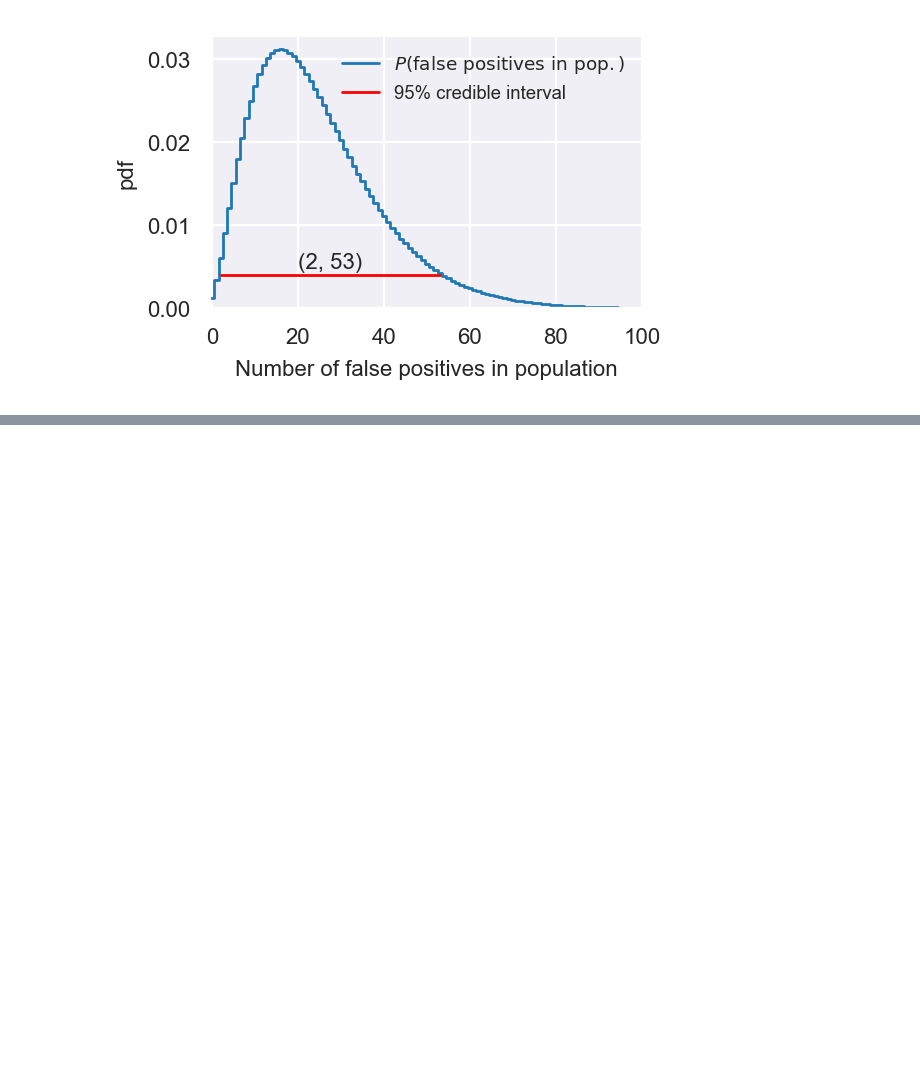
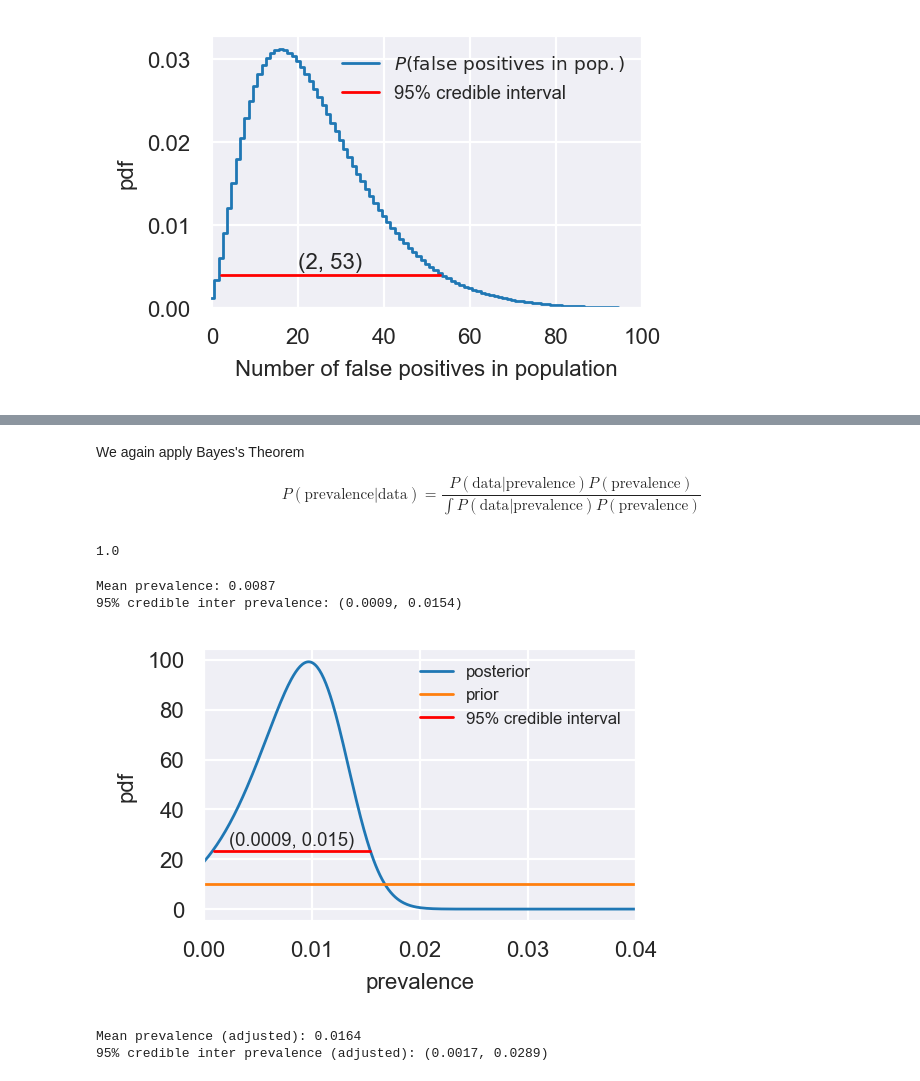
Before and after one commit to emarti/bendavid-seroprevalence-reanalysis, a Jupyter notebook: seroprevalence_expected_false_positives.ipynb, the cells around one changed output, grey strips where cells are left out. Cells and saved outputs as stored; diff of their text form; code cells hidden in the pictures; blank space fills up the shorter version.

```diff
--- a/seroprevalence_expected_false_positives.ipynb
+++ b/seroprevalence_expected_false_positives.ipynb
@@ -110,6 +116,7 @@ Subsequently, 3300 indivduals were tested for the coronavirus, of which 50 teste
 false_positives_negative_test = 2
 n_negative_test = 371 + 30
 n_population = 3300
+n_positive_tests = 50
 print("Most likely false positive rate: {:0.5f}".format(false_positives_negative_test/n_negative_test))
 # %% [output]
 Most likely false positive rate: 0.00499
@@ -328,0 +282,61 @@ print(upper_CI_false_positives_population)
+# %%
+def p_data_given_prevalence(p):
+    '''p is the prevalence, and we sum over all possibilities of the false positives'''
+    return np.sum([sp.stats.binom(p=p, n=n_population)\
+                   .pmf(n_positive_tests-i) * pdf_false_positive_number[i]\
+            for i in range(51)])
+# %% [markdown]
+We again apply Bayes's Theorem
+
+$$ P(\textrm{prevalence} | \textrm{data}) = \frac{P(\textrm{data} | \textrm{prevalence})P(\textrm{prevalence})}{\int P(\textrm{data} | \textrm{prevalence})P(\textrm{prevalence})} $$
+# %%
+# In this case, a uniform distribution not the best.
+prevalence = np.linspace(0, 0.1, 1000)
+d_prevalence = prevalence[1] - prevalence[0]
+prior_prevalence = np.ones_like(prevalence) / (prevalence[-1]-prevalence[0])
+print(np.trapz(prior_prevalence, x=prevalence))
+
+numerator = np.array([prior_prevalence[i] * p_data_given_prevalence(prevalence[i])
+                      for i in range(len(prevalence))])
+posterior_prevalence = numerator / np.trapz(numerator, x=prevalence)
+# %% [output]
+1.0
+# %%
+lower_CI_prevalence,\
+upper_CI_prevalence,\
+posterior_prevalence_cutoff,\
+integral = credible_interval(posterior_prevalence, prevalence)
+
+print('Mean prevalence: {:0.4f}'.format(np.trapz(prevalence*posterior_prevalence, x=prevalence)))
+print('95% credible inter prevalence: ({:0.4f}, {:0.4f})'.format(lower_CI_prevalence, upper_CI_prevalence))
+# %% [output]
+Mean prevalence: 0.0087
+95% credible inter prevalence: (0.0009, 0.0154)
+# %%
+plt.plot(prevalence, posterior_prevalence, label='posterior')
+plt.plot(prevalence, prior_prevalence, label='prior')
+plt.plot([lower_CI_prevalence, upper_CI_prevalence],
+         [posterior_prevalence_cutoff, posterior_prevalence_cutoff],
+         'r-',
+         label='95% credible interval')
+plt.text(0.5*(lower_CI_prevalence+upper_CI_prevalence),
+         posterior_prevalence_cutoff*1.1,
+         '({:0.4f}, {:0.3f})'.format(lower_CI_prevalence, upper_CI_prevalence),
+         horizontalalignment='center',
+         fontsize='small')
+plt.legend(frameon=False, fontsize=6)
+plt.xticks(np.arange(0, 0.05, 0.01))
+plt.xlabel('prevalence')
+plt.ylabel('pdf')
+plt.xlim(0, 0.04)
+
+plt.savefig('distribution_prevalence.png')
+# %% [output]
+[figure, added]
+# %%
+adjustment_factor = 2.81/1.50
+print('Mean prevalence (adjusted): {:0.4f}'.format(np.trapz(prevalence*posterior_prevalence, x=prevalence*adjustment_factor)))
+print('95% credible inter prevalence (adjusted): ({:0.4f}, {:0.4f})'.format(lower_CI_prevalence*adjustment_factor, upper_CI_prevalence*adjustment_factor))
+# %% [output]
+Mean prevalence (adjusted): 0.0164
+95% credible inter prevalence (adjusted): (0.0017, 0.0289)
```
Also changed, not shown: parts of 14 cells of this notebook, 2 other files.
